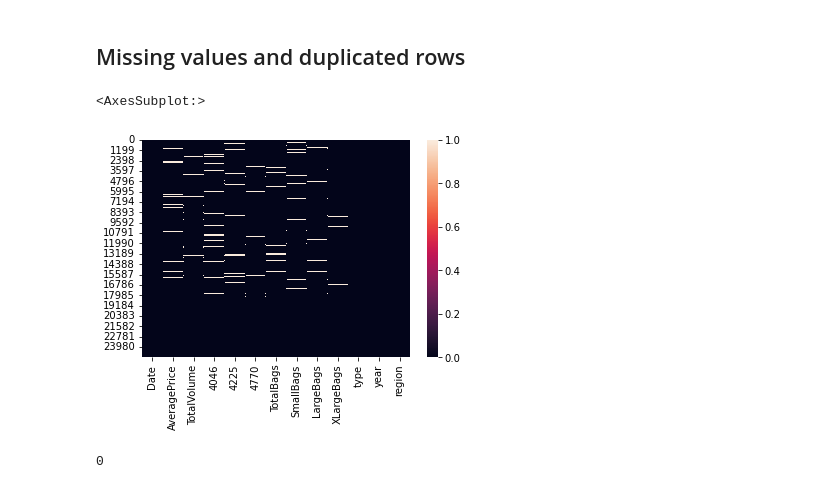
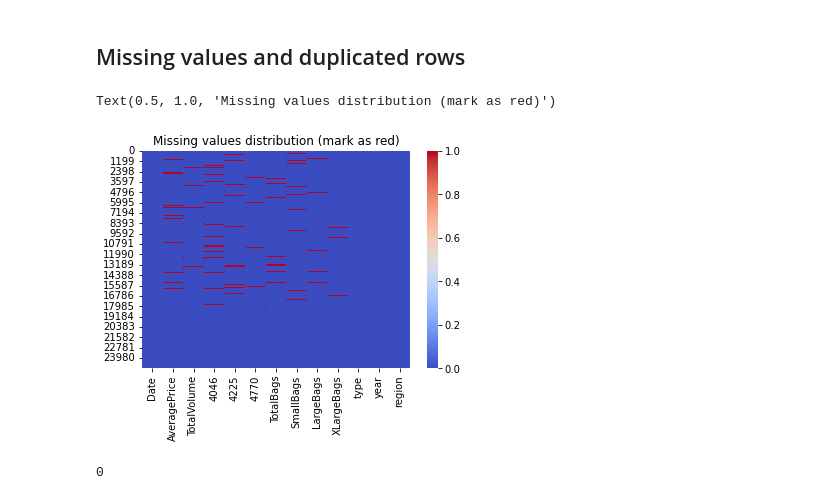
Before and after one commit to potus84/DS-ML-CASE-AVOCADO-KING-, a Jupyter notebook: Avocado_EDA.ipynb, the cells around one changed output. Saved outputs shown, nothing was run; the diff lists cells and outputs as text; code cells hidden in the pictures.

```diff
--- a/Avocado_EDA.ipynb
+++ b/Avocado_EDA.ipynb
@@ -216,10 +222,11 @@ group_df.head()
 ## Missing values and duplicated rows
 # %%
 ## Missing heatmap
-sns.heatmap(price_df.isnull())
+sns.heatmap(price_df.isnull(), cmap='coolwarm')
+plt.title('Missing values distribution (mark as red)')
 # %% [output]
-<AxesSubplot:>
+Text(0.5, 1.0, 'Missing values distribution (mark as red)')
-[figure, old version]
+[figure, new version]
 # %%
 # Check duplications
 price_df.duplicated(keep=False).sum()
```
Also changed, not shown: parts of 16 cells of this notebook, 1 other file.
